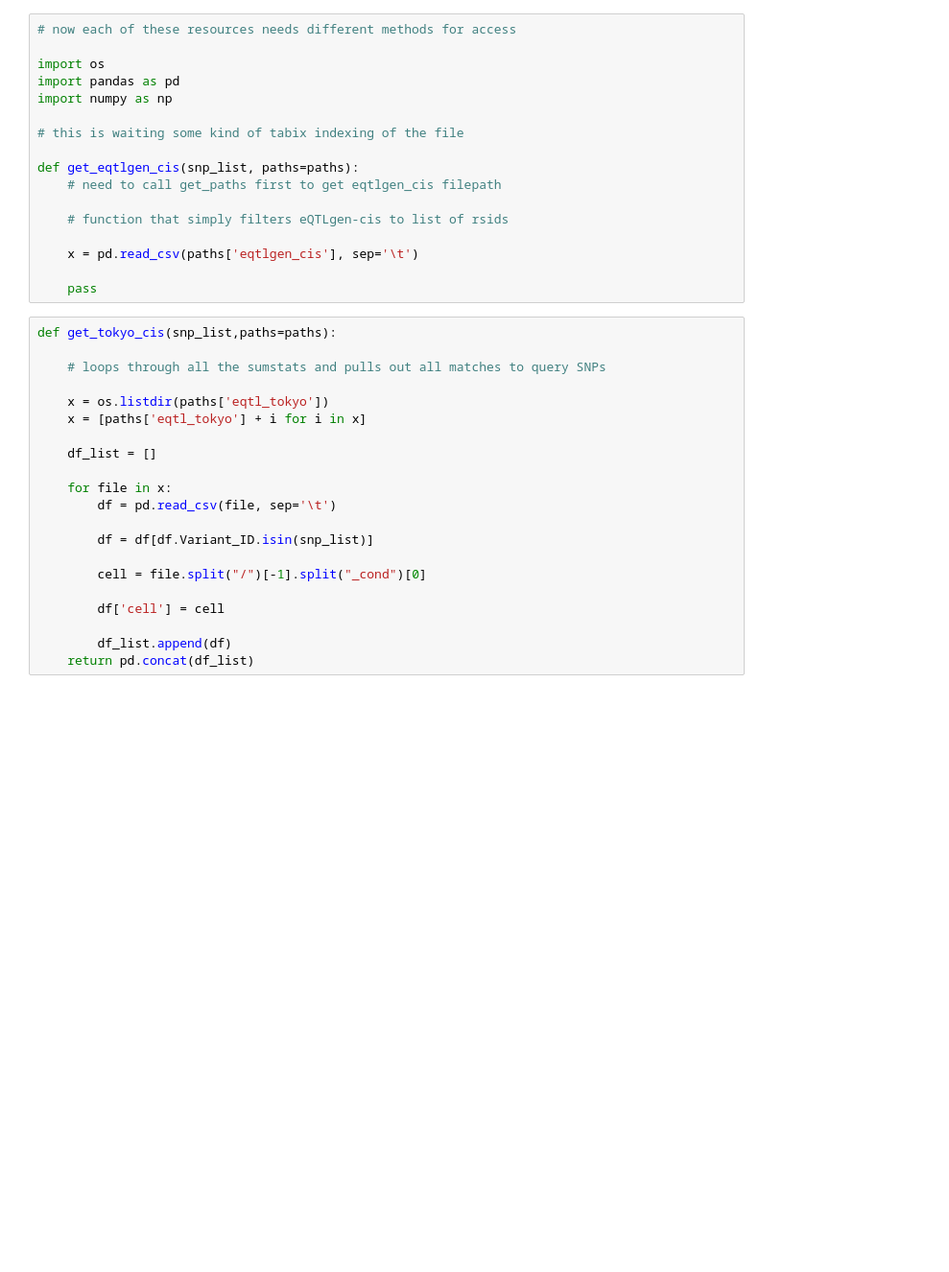
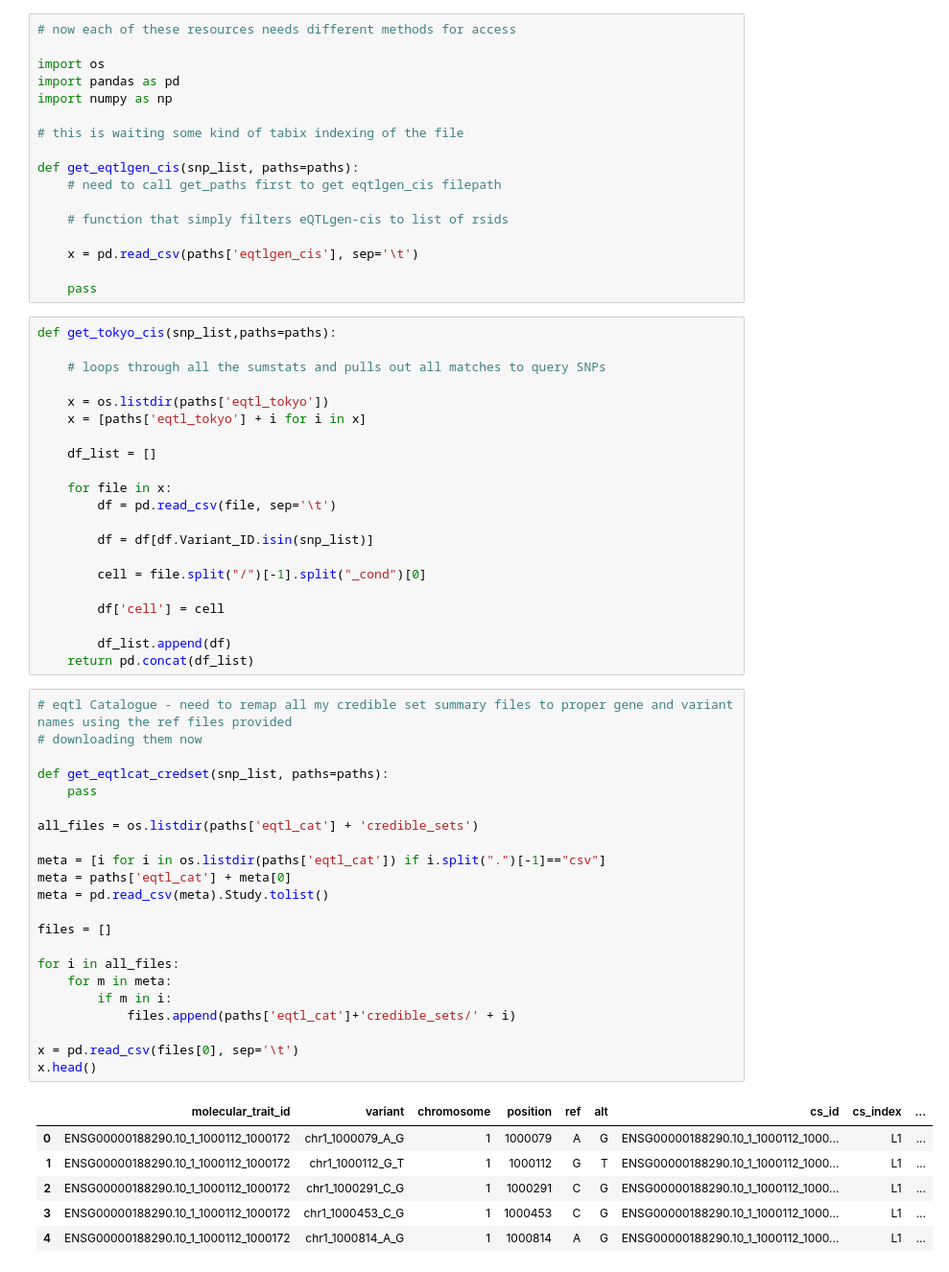
Before and after one commit to zainomarali/ImmuneGWAS, a Jupyter notebook: prototyping/Scratch.ipynb, the cells around one changed output. Shown: that part at 96% size. Cells and saved outputs as stored; diff of their text form; blank space fills up the shorter version.

```diff
--- a/prototyping/Scratch.ipynb
+++ b/prototyping/Scratch.ipynb
@@ -51,3 +114,32 @@ def get_tokyo_cis(snp_list,paths=paths):
 
         df_list.append(df)
     return pd.concat(df_list)
+# %%
+# eqtl Catalogue - need to remap all my credible set summary files to proper gene and variant names using the ref files provided
+# downloading them now
+
+def get_eqtlcat_credset(snp_list, paths=paths):
+    pass
+
+all_files = os.listdir(paths['eqtl_cat'] + 'credible_sets')
+
+meta = [i for i in os.listdir(paths['eqtl_cat']) if i.split(".")[-1]=="csv"]
+meta = paths['eqtl_cat'] + meta[0]
+meta = pd.read_csv(meta).Study.tolist()
+
+files = []
+
+for i in all_files:
+    for m in meta:
+        if m in i:
+            files.append(paths['eqtl_cat']+'credible_sets/' + i)
+
+x = pd.read_csv(files[0], sep='\t')
+x.head()
+# %% [output]
+|  | molecular_trait_id | variant | chromosome | position | ref | alt | cs_id | cs_index | ... |
+| 0 | ENSG00000188290.10_1_1000112_1000172 | chr1_1000079_A_G | 1 | 1000079 | A | G | ENSG00000188290.10_1_1000112_1000... | L1 | ... |
+| 1 | ENSG00000188290.10_1_1000112_1000172 | chr1_1000112_G_T | 1 | 1000112 | G | T | ENSG00000188290.10_1_1000112_1000... | L1 | ... |
+| 2 | ENSG00000188290.10_1_1000112_1000172 | chr1_1000291_C_G | 1 | 1000291 | C | G | ENSG00000188290.10_1_1000112_1000... | L1 | ... |
+| 3 | ENSG00000188290.10_1_1000112_1000172 | chr1_1000453_C_G | 1 | 1000453 | C | G | ENSG00000188290.10_1_1000112_1000... | L1 | ... |
+| 4 | ENSG00000188290.10_1_1000112_1000172 | chr1_1000814_A_G | 1 | 1000814 | A | G | ENSG00000188290.10_1_1000112_1000... | L1 | ... |
```
Also changed, not shown: parts of 11 cells of this notebook, 1 other file.
